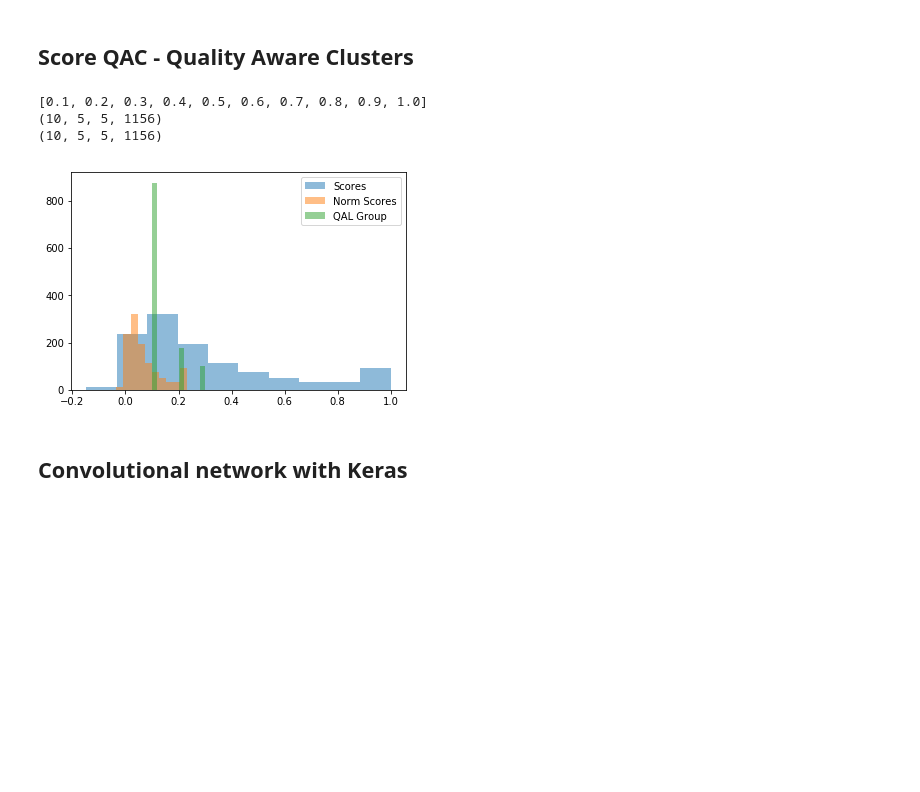
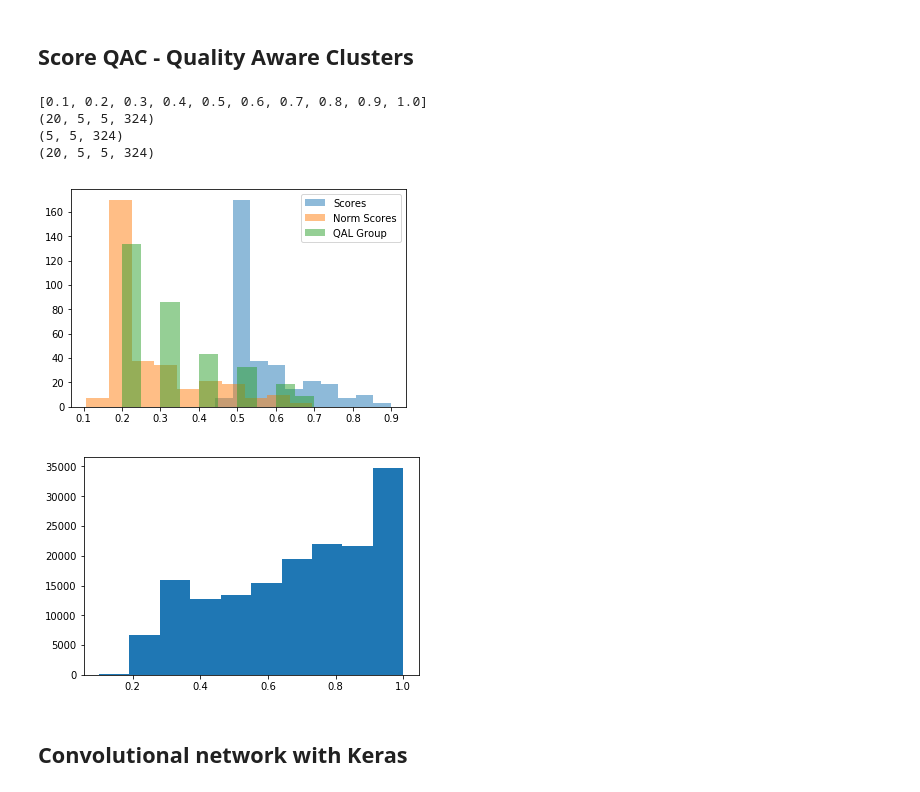
Before and after one commit to adifatol/BIQA, a Jupyter notebook: convNetwork.ipynb, the cells around one changed output. Cells and saved outputs as stored; diff of their text form; code cells hidden in the pictures; blank space fills up the shorter version.

```diff
--- a/convNetwork.ipynb
+++ b/convNetwork.ipynb
@@ -165,7 +170,7 @@ Requirement already satisfied: tqdm in /usr/local/lib/python3.6/dist-packages (4
 
 
 OWH = 512 # 512 x 512
-WH = 15 #
+WH = 28 #
 WINDOW_SHAPE = (WH,WH,3)
 PATCH_COUNT = int(int(OWH / WH) * int(OWH / WH))
 
@@ -215,7 +220,7 @@ for i in tqdm(range(len(images['orig'][:test_len]))):
         orig_patch = orig_patches[j]
         dist_patch = distorted_patches[j]
         (score, diff) = compare_ssim(orig_patch, dist_patch, full=True, multichannel=True)
-        local_scores[j] = score
+        local_scores[j] = (score + 1) / 2
         all_patches.append(dist_patch)
       scores[i][idist][iqlvl] = np.copy(local_scores)
 
@@ -230,9 +243,10 @@ for i in tqdm(range(len(images['orig'][:test_len]))):
 # %%
 def the_C_constant(batch):
   all_sum = sum(batch)
-  percentile10 = np.percentile(batch,20)
-  omega_p_sum = sum([i for i in batch if i <= percentile10])
-  c = all_sum / (10 * omega_p_sum)
+  percentile = 50
+  batch_percentile = np.percentile(batch,percentile)
+  omega_p_sum = sum([i for i in batch if i <= batch_percentile])
+  c = all_sum / (percentile * omega_p_sum)
   return c
 # the_C_constant(scores[0][0][0])
 # %% [markdown]
@@ -274,13 +286,12 @@ comparing for 9
 ## Normalize scores
 # %%
 norm_scores = np.copy(scores)
-all_scores = []
 for i in range(0,dim_len):
   for d in range(0,dim_dist):
     for q in range(0,dim_q):
       c = the_C_constant(scores[i][d][q])
       norm_scores[i][d][q][:] = [x / c for x in norm_scores[i][d][q]]
-      all_scores.extend(norm_scores[i][d][q])
+norm_scores = np.interp(norm_scores, (norm_scores.min(), norm_scores.max()), (0, +1))
 # %%
 print("(img-{} dist-{} qual-{})".format(ri, DISTORT[rd], Q_LEVELS[rq]))
 
@@ -305,40 +321,46 @@ plt.show()
 # %%
 # Define The Score Levels used in QAC
 
 L = 10 # The Score Levels used in QAC
 Gl = list(range(1,L+1))
 Gl[:] = [x / L for x in Gl]
 
-
 one_group = [[np.zeros(PATCH_COUNT) for x in range(dim_dist)] for y in range(dim_q)]
 G = [np.copy(one_group) for x in range(dim_len)]
 
 print(Gl)
 print(np.array(G).shape)
+print(np.array(one_group).shape)
 print(np.array(norm_scores).shape)
 
-# for i in range(0,dim_len):
-#   for d in range(0,dim_dist):
-#     for q in range(0,dim_q):
-for i in range(ri,i+1):
-  for d in range(rd,rd+1):
-    for q in range(rq,rq+1):
+for i in range(0,dim_len):
+  for d in range(0,dim_dist):
+    for q in range(0,dim_q):
+# for i in range(ri,i+1):
+#   for d in range(rd,rd+1):
+#     for q in range(rq,rq+1):
       for p,score in enumerate(norm_scores[i][d][q]):
+        G[i][d][q][p] = Gl[L-1]
         for score_l in Gl:
           if score <= score_l:
             G[i][d][q][p] = score_l
             break
 
 plt.hist(scores[ri][rd][rq], alpha=0.5, label='Scores')
 plt.hist(norm_scores[ri][rd][rq], alpha=0.5, label='Norm Scores')
 plt.hist(G[ri][rd][rq], alpha=0.5, label='QAL Group')
 plt.legend(loc='upper right')
 plt.show()
+
+plt.hist(np.array(G).flatten())
+plt.show()
 # %% [output]
 [0.1, 0.2, 0.3, 0.4, 0.5, 0.6, 0.7, 0.8, 0.9, 1.0]
-(10, 5, 5, 1156)
-(10, 5, 5, 1156)
+(20, 5, 5, 324)
+(5, 5, 324)
+(20, 5, 5, 324)
-[figure, old version]
+[figure, new version]
+[figure, added]
 # %% [markdown]
 ## Convolutional network with Keras
 # %% [markdown]
```
Also changed, not shown: parts of 21 cells of this notebook.
